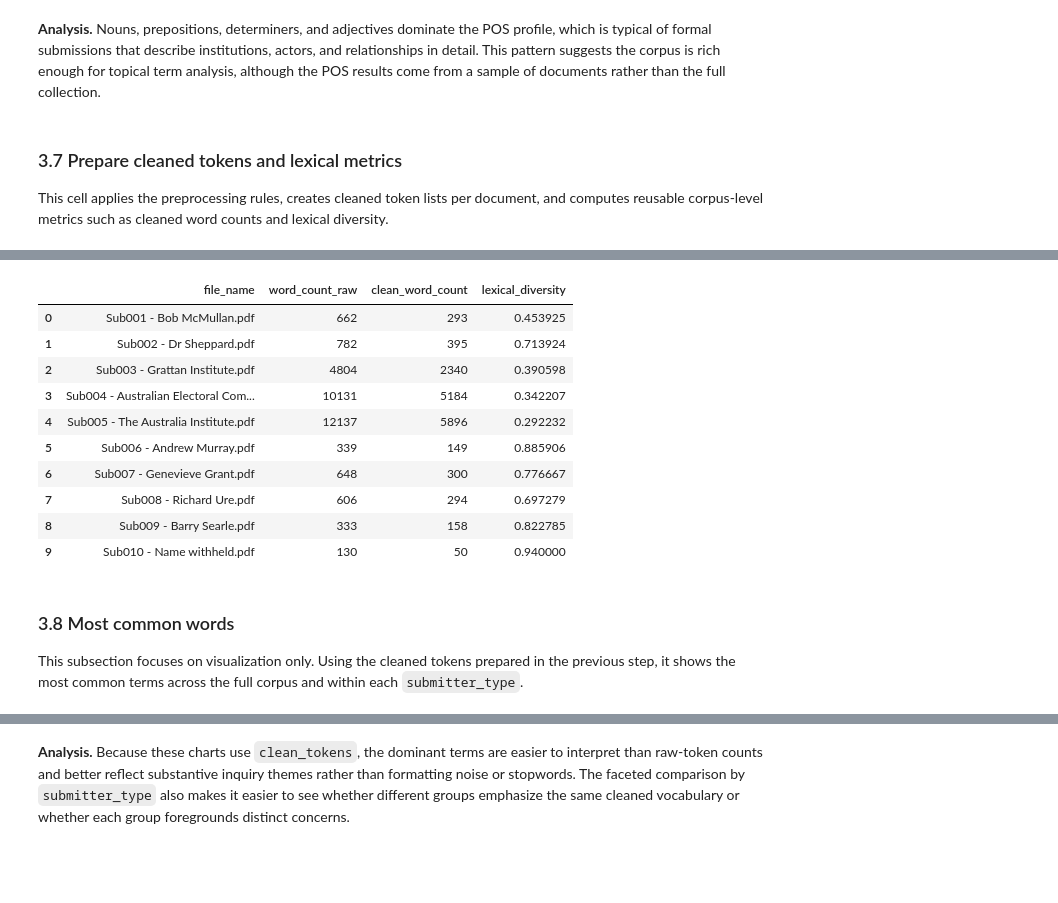
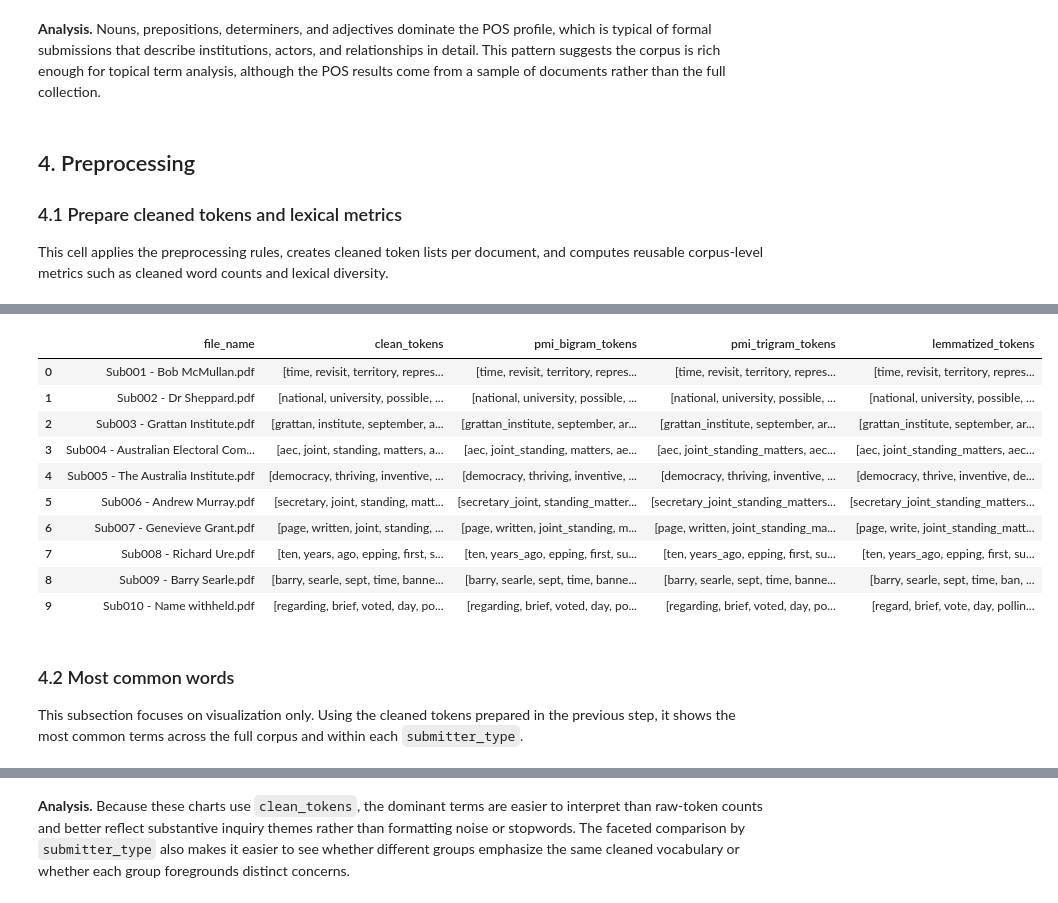
Before and after one commit to Sebas102507/nlp-parliamentary-inquiry-text-mining, a Jupyter notebook: Parliamentary_Inquiry_Text_Mining_Report.ipynb, the cells around one changed output, grey strips where cells are left out. Cells and saved outputs as stored; diff of their text form; code cells hidden in the pictures; blank space fills up the shorter version.

```diff
--- a/Parliamentary_Inquiry_Text_Mining_Report.ipynb
+++ b/Parliamentary_Inquiry_Text_Mining_Report.ipynb
@@ -906,22 +1024,55 @@ top_pos_tags[["pos_tag", "pos_description", "count"]]
 # %% [markdown]
 **Analysis.** Nouns, prepositions, determiners, and adjectives dominate the POS profile, which is typical of formal submissions that describe institutions, actors, and relationships in detail. This pattern suggests the corpus is rich enough for topical term analysis, although the POS results come from a sample of documents rather than the full collection.
 # %% [markdown]
-### 3.7 Prepare cleaned tokens and lexical metrics
+<a id="pre-processing"></a>
+
+## 4. Preprocessing
+
+### 4.1 Prepare cleaned tokens and lexical metrics
 
 This cell applies the preprocessing rules, creates cleaned token lists per document, and computes reusable corpus-level metrics such as cleaned word counts and lexical diversity.
 # %%
-# 3.7 Tokenization output and document-level lexical features
+# 4.1 Tokenization output and document-level lexical features
 
+corpus_df["raw_tokens"] = corpus_df["raw_text"].apply(
+    lambda text: [token.lower() for token in word_tokenize(str(text)) if token.isalpha() and len(token) > 2]
+)
 corpus_df["clean_tokens"] = corpus_df["raw_text"].apply(preprocessor.clean_tokens)
+
+bigram_model = preprocessor.fit_pmi_bigram_model(corpus_df["clean_tokens"], min_count=3, threshold=0.6)
+corpus_df["pmi_bigram_tokens"] = corpus_df["clean_tokens"].apply(
+    lambda tokens: preprocessor.apply_phrase_model(tokens, bigram_model)
+)
+
+trigram_model = preprocessor.fit_pmi_trigram_model(corpus_df["pmi_bigram_tokens"], min_count=3, threshold=0.6)
+corpus_df["pmi_trigram_tokens"] = corpus_df["pmi_bigram_tokens"].apply(
+    lambda tokens: preprocessor.apply_phrase_model(tokens, trigram_model)
+)
+
+corpus_df["lemmatized_tokens"] = corpus_df["pmi_trigram_tokens"].apply(preprocessor.lemmatize_tokens)
+corpus_df["preprocessed_text"] = corpus_df["lemmatized_tokens"].apply(" ".join)
+
 corpus_df["clean_word_count"] = corpus_df["clean_tokens"].str.len()
 corpus_df["lexical_diversity"] = corpus_df.apply(
     lambda r: (len(set(r["clean_tokens"])) / r["clean_word_count"]) if r["clean_word_count"] > 0 else np.nan,
     axis=1,
 )
 
+raw_all_tokens = [token for tokens in corpus_df["raw_tokens"] for token in tokens]
 all_tokens = [token for tokens in corpus_df["clean_tokens"] for token in tokens]
+pmi_bigram_vocab = {token for tokens in corpus_df["pmi_bigram_tokens"] for token in tokens}
+pmi_trigram_vocab = {token for tokens in corpus_df["pmi_trigram_tokens"] for token in tokens}
+lemmatized_vocab = {token for tokens in corpus_df["lemmatized_tokens"] for token in tokens}
 vocab_size = len(set(all_tokens))
-LOGGER.info("Tokenization complete: vocab_size=%d, docs=%d", vocab_size, len(corpus_df))
+LOGGER.info(
+    "Tokenization complete: raw_vocab_size=%d, clean_vocab_size=%d, bigram_vocab_size=%d, trigram_vocab_size=%d, lemmatized_vocab_size=%d, docs=%d",
+    len(set(raw_all_tokens)),
+    vocab_size,
+    len(pmi_bigram_vocab),
+    len(pmi_trigram_vocab),
+    len(lemmatized_vocab),
+    len(corpus_df),
+)
 
-corpus_df[["file_name", "word_count_raw", "clean_word_count", "lexical_diversity"]].head(10)
+corpus_df[["file_name", "clean_tokens", "pmi_bigram_tokens", "pmi_trigram_tokens", "lemmatized_tokens"]].head(10)
 # %% [output]
@@ -929,16 +1094,16 @@ corpus_df[["file_name", "word_count_raw", "clean_word_count", "lexical_diversity
-|  | file_name | word_count_raw | clean_word_count | lexical_diversity |
-| 0 | Sub001 - Bob McMullan.pdf | 662 | 293 | 0.453925 |
-| 1 | Sub002 - Dr Sheppard.pdf | 782 | 395 | 0.713924 |
-| 2 | Sub003 - Grattan Institute.pdf | 4804 | 2340 | 0.390598 |
-| 3 | Sub004 - Australian Electoral Com... | 10131 | 5184 | 0.342207 |
-| 4 | Sub005 - The Australia Institute.pdf | 12137 | 5896 | 0.292232 |
-| 5 | Sub006 - Andrew Murray.pdf | 339 | 149 | 0.885906 |
-| 6 | Sub007 - Genevieve Grant.pdf | 648 | 300 | 0.776667 |
-| 7 | Sub008 - Richard Ure.pdf | 606 | 294 | 0.697279 |
-| 8 | Sub009 - Barry Searle.pdf | 333 | 158 | 0.822785 |
-| 9 | Sub010 - Name withheld.pdf | 130 | 50 | 0.940000 |
+|  | file_name | clean_tokens | pmi_bigram_tokens | pmi_trigram_tokens | lemmatized_tokens |
+| 0 | Sub001 - Bob McMullan.pdf | [time, revisit, territory, repres... | [time, revisit, territory, repres... | [time, revisit, territory, repres... | [time, revisit, territory, repres... |
+| 1 | Sub002 - Dr Sheppard.pdf | [national, university, possible, ... | [national, university, possible, ... | [national, university, possible, ... | [national, university, possible, ... |
+| 2 | Sub003 - Grattan Institute.pdf | [grattan, institute, september, a... | [grattan_institute, september, ar... | [grattan_institute, september, ar... | [grattan_institute, september, ar... |
+| 3 | Sub004 - Australian Electoral Com... | [aec, joint, standing, matters, a... | [aec, joint_standing, matters, ae... | [aec, joint_standing_matters, aec... | [aec, joint_standing_matters, aec... |
+| 4 | Sub005 - The Australia Institute.pdf | [democracy, thriving, inventive, ... | [democracy, thriving, inventive, ... | [democracy, thriving, inventive, ... | [democracy, thrive, inventive, de... |
+| 5 | Sub006 - Andrew Murray.pdf | [secretary, joint, standing, matt... | [secretary_joint, standing_matter... | [secretary_joint_standing_matters... | [secretary_joint_standing_matters... |
+| 6 | Sub007 - Genevieve Grant.pdf | [page, written, joint, standing, ... | [page, written, joint_standing, m... | [page, written, joint_standing_ma... | [page, write, joint_standing_matt... |
+| 7 | Sub008 - Richard Ure.pdf | [ten, years, ago, epping, ﬁrst, s... | [ten, years_ago, epping, ﬁrst, su... | [ten, years_ago, epping, ﬁrst, su... | [ten, years_ago, epping, ﬁrst, su... |
+| 8 | Sub009 - Barry Searle.pdf | [barry, searle, sept, time, banne... | [barry, searle, sept, time, banne... | [barry, searle, sept, time, banne... | [barry, searle, sept, time, ban, ... |
+| 9 | Sub010 - Name withheld.pdf | [regarding, brief, voted, day, po... | [regarding, brief, voted, day, po... | [regarding, brief, voted, day, po... | [regard, brief, vote, day, pollin... |
 # %% [markdown]
-### 3.8 Most common words
+### 4.2 Most common words
 
 This subsection focuses on visualization only. Using the cleaned tokens prepared in the previous step, it shows the most common terms across the full corpus and within each `submitter_type`.
 # %%
```
Also changed, not shown: parts of 70 cells of this notebook, 1 other file.
